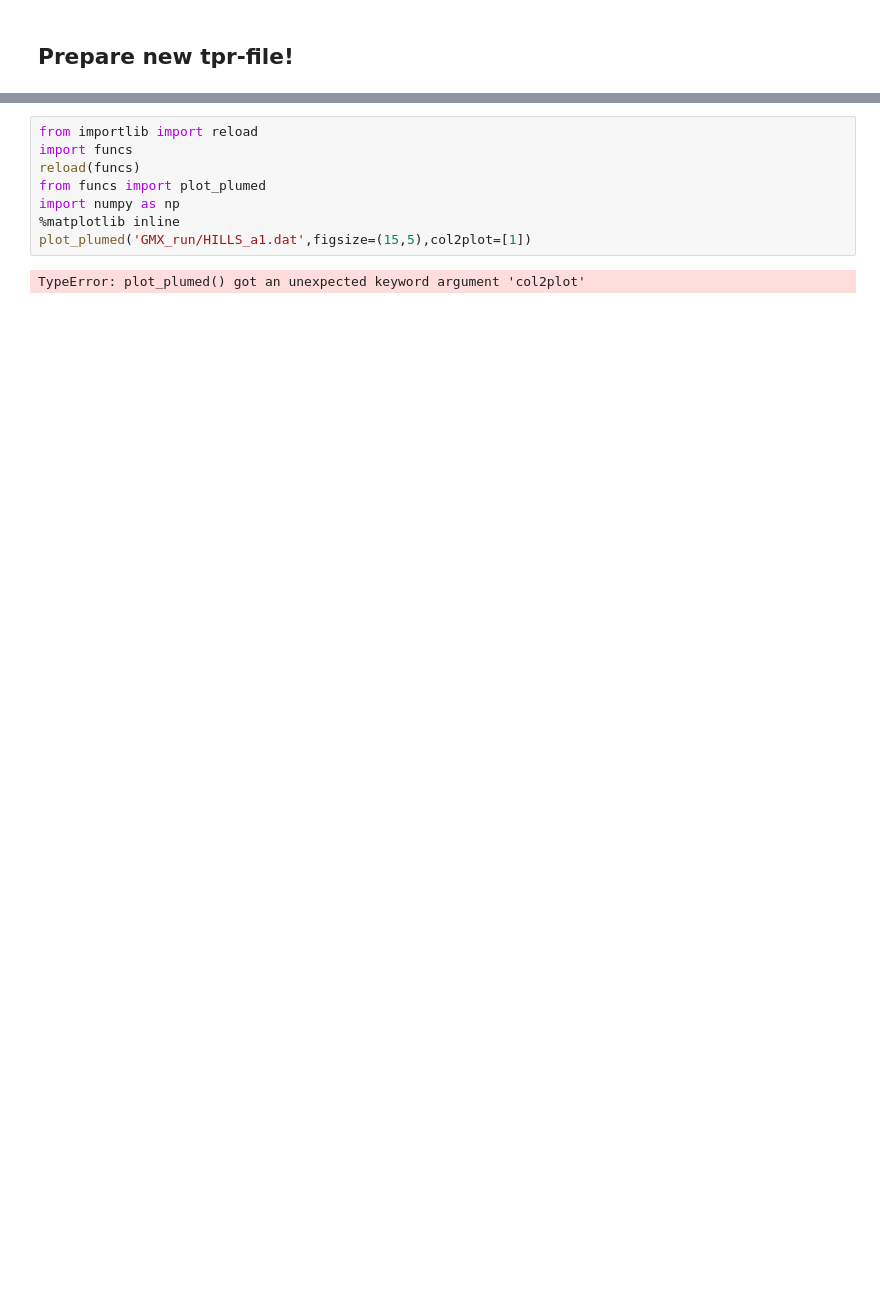
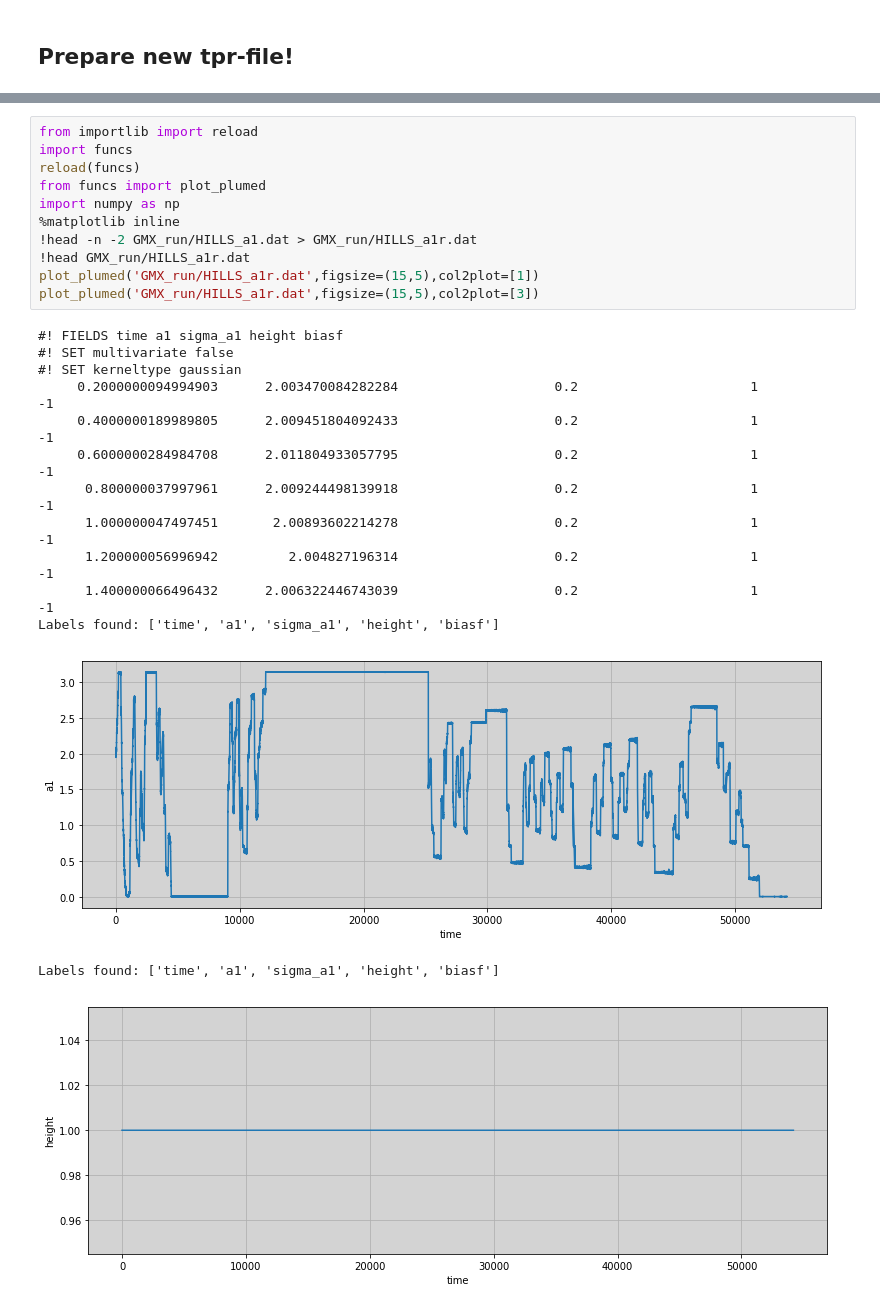
Before and after one commit to chemlove/gmx_template, a Jupyter notebook: 8_plumed_metad.ipynb, the cells around one changed output, grey strips where cells are left out. Cells and saved outputs as stored; diff of their text form; blank space fills up the shorter version.

```diff
--- a/8_plumed_metad.ipynb
+++ b/8_plumed_metad.ipynb
@@ -157,10 +274,26 @@ meta: METAD ARG=a1 BIASFACTOR=10.0 TEMP=300.0 SIGMA=0.2 HEIGHT=1 PACE=100 FILE=H
 # %%
 from importlib import reload
 import funcs
 reload(funcs)
 from funcs import plot_plumed
 import numpy as np
 %matplotlib inline
-plot_plumed('GMX_run/HILLS_a1.dat',figsize=(15,5),col2plot=[1])
+!head -n -2 GMX_run/HILLS_a1.dat > GMX_run/HILLS_a1r.dat
+!head GMX_run/HILLS_a1r.dat
+plot_plumed('GMX_run/HILLS_a1r.dat',figsize=(15,5),col2plot=[1])
+plot_plumed('GMX_run/HILLS_a1r.dat',figsize=(15,5),col2plot=[3])
 # %% [output]
-TypeError: plot_plumed() got an unexpected keyword argument 'col2plot'
+#! FIELDS time a1 sigma_a1 height biasf
+#! SET multivariate false
+#! SET kerneltype gaussian
+     0.2000000094994903      2.003470084282284                    0.2                      1                     -1
+     0.4000000189989805      2.009451804092433                    0.2                      1                     -1
+     0.6000000284984708      2.011804933057795                    0.2                      1                     -1
+      0.800000037997961      2.009244498139918                    0.2                      1                     -1
+      1.000000047497451       2.00893602214278                    0.2                      1                     -1
+      1.200000056996942         2.004827196314                    0.2                      1                     -1
+      1.400000066496432      2.006322446743039                    0.2                      1                     -1
+Labels found: ['time', 'a1', 'sigma_a1', 'height', 'biasf']
+[figure, added]
+Labels found: ['time', 'a1', 'sigma_a1', 'height', 'biasf']
+[figure, added]
```
Also changed, not shown: parts of 20 cells of this notebook, 7 other files.
